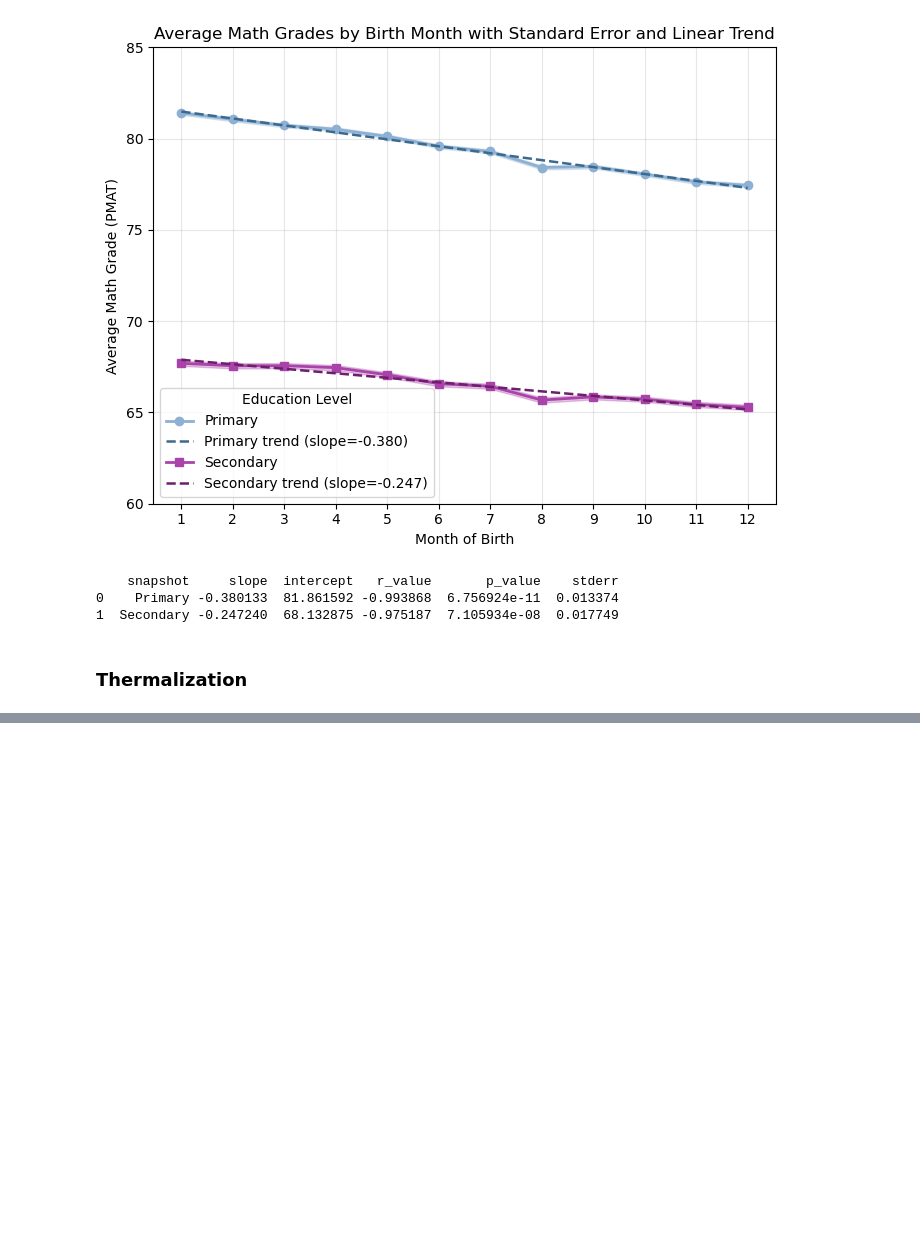
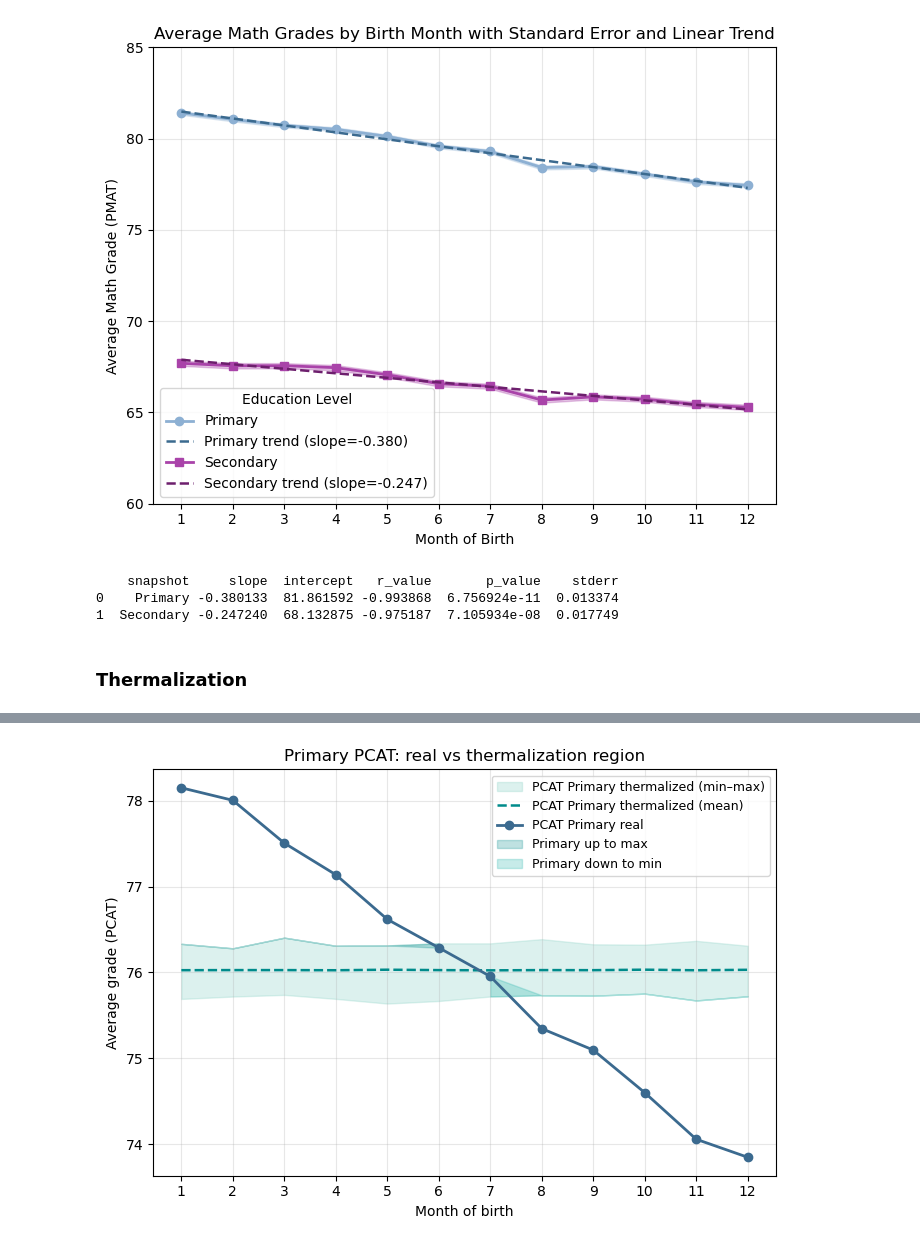
Before and after one commit to m-garcia-rodriguez/Education-Big-Data-Project, a Jupyter notebook: Notebooks/exploration-itxaso.ipynb, the cells around one changed output, grey strips where cells are left out. Drawn from its saved outputs; the diff is of its cells as text; code cells hidden in the pictures; blank space fills up the shorter version.

```diff
--- a/Notebooks/exploration-itxaso.ipynb
+++ b/Notebooks/exploration-itxaso.ipynb
@@ -615,0 +1161,97 @@ plt.show()
+# %%
+# --------------------------------------------------------
+# PRIMARY MAIN SUBJECTS
+# --------------------------------------------------------
+subjects = ['PCAT', 'PANG', 'PFRAN', 'PMAT', 'PMED']
+n_iter = 2000
+
+
+# --------------------------------------------------------
+# 3. PRIMARY: run analysis for all subjects
+# --------------------------------------------------------
+primary_summaries = []
+
+for subj in subjects:
+    # Build a level-specific dataframe: one student, one grade per subject
+    df_subj_P = (
+        df_P[['CODI_ALUMNE', 'MES_NAIXEMENT', subj]]
+        .drop_duplicates(subset='CODI_ALUMNE')
+        .rename(columns={subj: 'GRADE'})
+    )
+
+    summary_P, sim_P = thermalize_subject_by_month(
+        df_level=df_subj_P,
+        grade_col='GRADE',
+        n_iter=n_iter,
+        seed=42  # you can add +k per subject if you want different seeds
+    )
+
+    summary_P['subject'] = subj
+    summary_P['snapshot'] = 'Primary'
+    primary_summaries.append(summary_P)
+
+    # -------- Plot for this subject, PRIMARY only --------
+    months = summary_P['month'].values
+    real_mean = summary_P['real_mean'].values
+    band_min = summary_P['band_min'].values
+    band_max = summary_P['band_max'].values
+    band_mean = summary_P['null_mean'].values
+
+    plt.figure(figsize=(7, 5.0))
+
+    # Base min–max thermalized band
+    plt.fill_between(
+        months, band_min, band_max,
+        color='#8DD3C7', alpha=0.3,
+        label=f'{subj} Primary thermalized (min–max)'
+    )
+
+    # Thermalized mean line
+    plt.plot(
+        months, band_mean,
+        linestyle='--', linewidth=1.8, color='#008B8B',
+        label=f'{subj} Primary thermalized (mean)'
+    )
+
+    # Real mean points
+    plt.plot(
+        months, real_mean,
+        marker='o', linewidth=2, color='#3B6A8F',
+        label=f'{subj} Primary real'
+    )
+
+    # Fill from real mean to min–max edges (upwards to max or downwards to min)
+    real_top_clipped = np.minimum(real_mean, band_max)
+    real_bottom_clipped = np.maximum(real_mean, band_min)
+
+    # Above thermalized mean: fill from real (clipped) to upper edge
+    plt.fill_between(
+        months,
+        real_top_clipped, band_max,
+        where=(real_mean >= band_mean),
+        alpha=0.25, color='#008B8B',
+        label='Primary up to max'
+    )
+
+    # Below thermalized mean: fill from real (clipped) to lower edge
+    plt.fill_between(
+        months,
+        real_bottom_clipped, band_min,
+        where=(real_mean < band_mean),
+        alpha=0.25, color='#20B2AA',
+        label='Primary down to min'
+    )
+
+    plt.xlabel('Month of birth')
+    plt.ylabel(f'Average grade ({subj})')
+    plt.title(f'Primary {subj}: real vs thermalization region')
+    plt.xticks(range(1, 13))
+    plt.grid(True, alpha=0.3)
+    plt.legend(fontsize=9)
+    plt.tight_layout()
+    plt.show()
+
+# Collect all Primary stats in one DataFrame
+df_stats_primary_all = pd.concat(primary_summaries, ignore_index=True)
+# %% [output]
+[figure, added]
```
Also changed, not shown: parts of 23 cells of this notebook.
